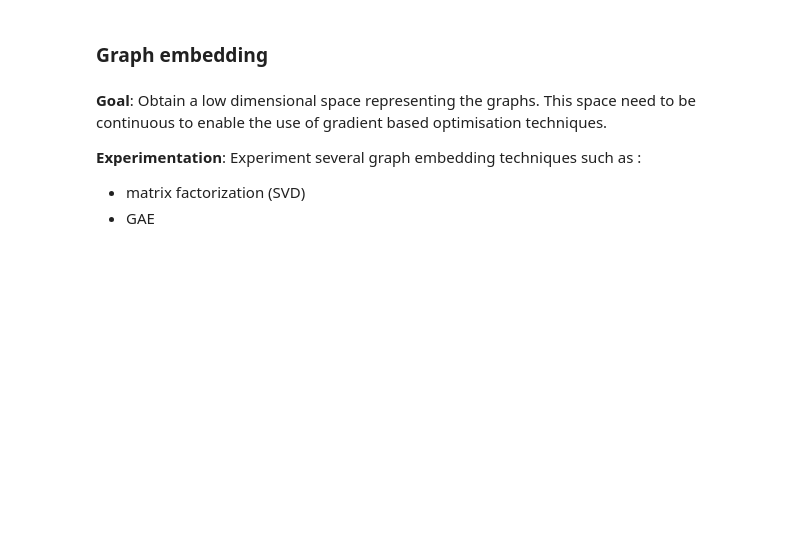
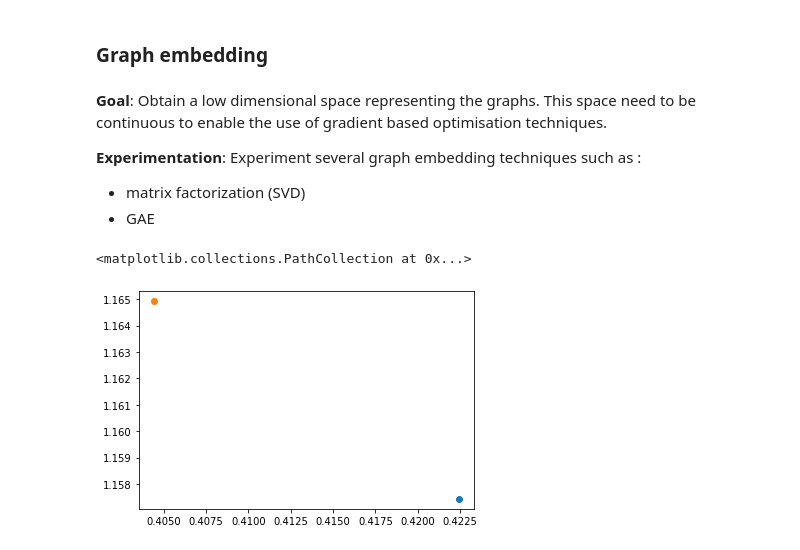
Before and after one commit to aksl20/safran-automl, a Jupyter notebook: python/notebook/demo-extract_graph_from_pytorch.ipynb, the cells around one changed output. Saved outputs shown, nothing was run; the diff lists cells and outputs as text; code cells hidden in the pictures; blank space fills up the shorter version.

```diff
--- a/python/notebook/demo-extract_graph_from_pytorch.ipynb
+++ b/python/notebook/demo-extract_graph_from_pytorch.ipynb
@@ -177,5 +189,5 @@ modules
  ('output', torch.Size([1, 10]))]
 # %%
 graph_generator = GraphGenerator()
-graph_generator.parse_modules(modules[:10])
-graph = graph_generator.generate()
+graph_generator.parse_modules(modules)
+graph_skipcon = graph_generator.generate()
@@ -194,0 +216,3 @@ graph
+# %%
+graph_without_skipcon = graph_generator.generate()
+graph_without_skipcon
@@ -197,6 +240,7 @@ parameters = ['kernel_size', 'stride', 'momentum', 'eps',
               'track_running_stats', 'affine', 'ceil_mode', 'padding', 'bias', 'dilatation']
 parameters_to_id = {parameter: i for i,parameter in enumerate(parameters)}
 
-graph = g.get_graph_attribut(graph, symetric=False, dict_params=parameters_to_id)
-graph
+graph_1 = g.get_graph_attribut(graph_without_skipcon, symetric=False, params=False, word2vec=True)
+graph_2 = g.get_graph_attribut(graph_skipcon, symetric=False, params=False, word2vec=True)
+graph_1
 # %% [output]
@@ -236,6 +341,7 @@ import matplotlib.pyplot as plt
 graph = karate_club(metadata=True)
 # %%
 from sknetwork.embedding import SVD, cosine_modularity
-svd = SVD(3)
-embedding = svd.fit_transform(np.array(adj.todense()))
-embedding.shape
+svd = SVD(2)
+svd = svd.fit(np.array(graph_1.adjacency.todense()))
+embedding_1 = svd.predict(np.array(graph_1.adjacency.todense()))
+embedding_2 = svd.predict(np.array(graph_2.adjacency.todense()))
@@ -246,3 +348,9 @@ graph
+# %%
+plt.scatter(embedding_1.sum(axis=0)[0], embedding_1.sum(axis=0)[1])
+plt.scatter(embedding_2.sum(axis=0)[0], embedding_2.sum(axis=0)[1])
+# %% [output]
+<matplotlib.collections.PathCollection at 0x...>
+[figure, added]
 # %%
 svd = SVD(3)
 embedding = svd.fit_transform(adj)
```
Also changed, not shown: parts of 19 cells of this notebook, 2 other files.
